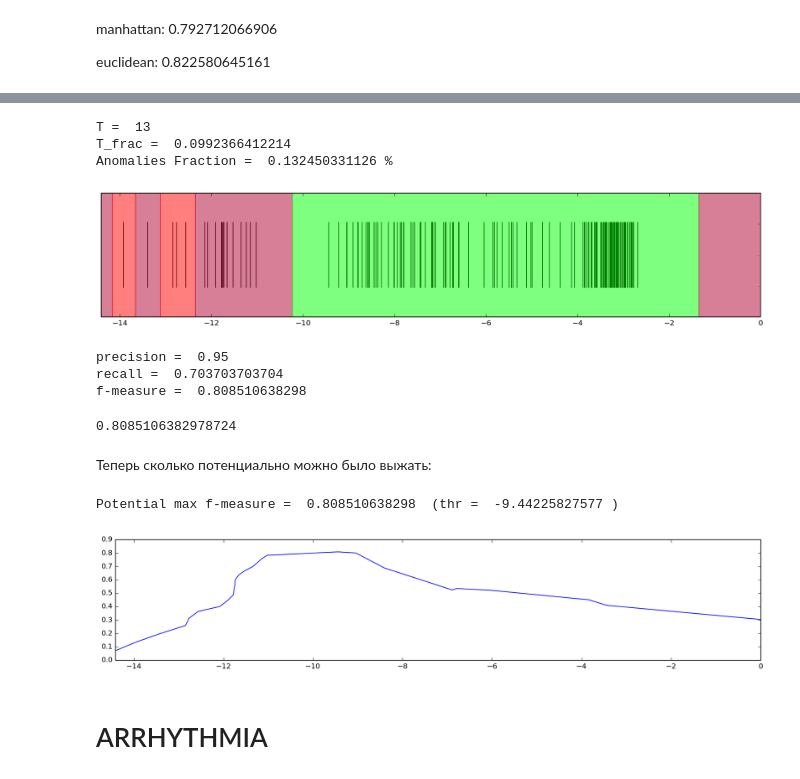
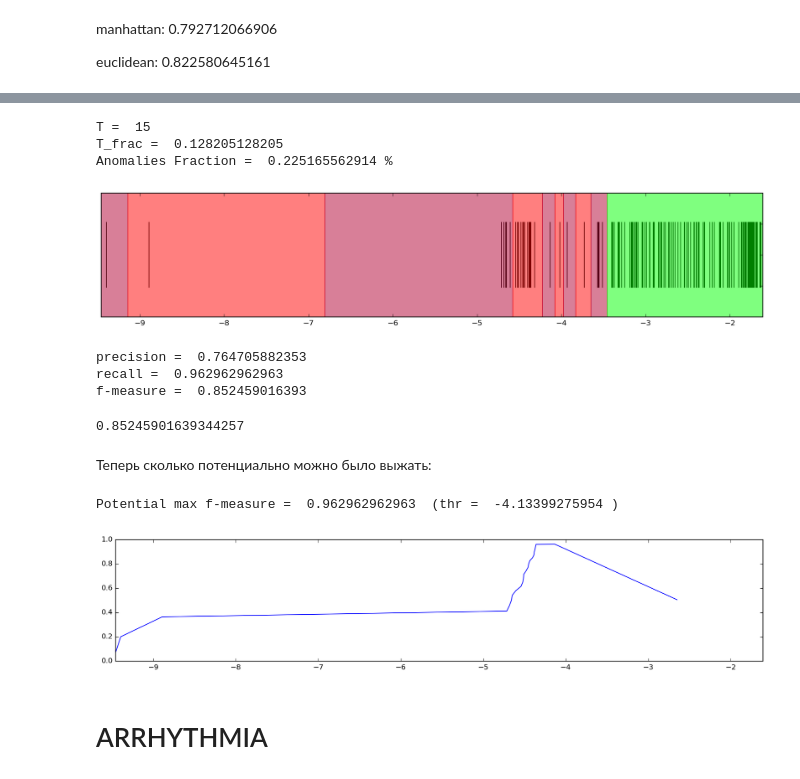
Before and after one commit to FortsAndMills/AnomalyDetectionMethods, a Jupyter notebook: Datasets.ipynb, the cells around one changed output, grey strips where cells are left out. Drawn from its saved outputs; the diff is of its cells as text; code cells hidden in the pictures.

```diff
--- a/Datasets.ipynb
+++ b/Datasets.ipynb
@@ -29,7 +29,8 @@ pd.options.display.max_rows = 20
 Данные радаров, на которых тестировали нейронки. Для каждого набора из 33 вещественных признаков известно, нормальные или это данные или нет. Для трэйна (200 объектов) соотношение нормалий и аномалий 50-50, что ужасно. На тесте аномалий достаточно мало (24 из 147). Нейронка, кстати, добилась accuracy 96,7%.
 # %%
 DF = pd.read_csv("ionosphere.csv", sep=';', header=None)
-ans = (DF[34] == 'b')[200:]
+ans = (DF[34] == 'b')
+train_ans, ans = ans[:200], ans[200:]
 del DF[34]
 
 DF, DF_test = DF[:200], DF[200:]
@@ -72,3 +73,5 @@ AUC-ROC score:  0.881123058542
 manhattan: 0.792712066906
 
 euclidean: 0.822580645161
+# %%
+normaly_score, anomaly_score = exp.Solve(exp.PolinomSolver(), DF[~train_ans], DF_test[~ans], DF_test[ans])
@@ -83,24 +95,24 @@ T-variant: n_splits= 6 T =  13 T_frac =  0.0992366412214 , anom_frac =  0.132450
 # %%
-f = exp.apply_threshold(normaly_score, anomaly_score, 6, 1)
+f = exp.apply_threshold(normaly_score, anomaly_score, 9, 1)
 # %% [output]
-T =  13
-T_frac =  0.0992366412214
-Anomalies Fraction =  0.132450331126 %
+T =  15
+T_frac =  0.128205128205
+Anomalies Fraction =  0.225165562914 %
-[figure, old version]
+[figure, new version]
 # %%
 exp.f_measure(np.append(np.zeros_like(normaly_score), np.ones_like(anomaly_score)), f)
 # %% [output]
-precision =  0.95
-recall =  0.703703703704
-f-measure =  0.808510638298
+precision =  0.764705882353
+recall =  0.962962962963
+f-measure =  0.852459016393
-0.8085106382978724
+0.85245901639344257
 # %% [markdown]
 Теперь сколько потенциально можно было выжать:
 # %%
 exp.potential_f_measure(normaly_score, anomaly_score)
 # %% [output]
-Potential max f-measure =  0.808510638298  (thr =  -9.44225827577 )
+Potential max f-measure =  0.962962962963  (thr =  -4.13399275954 )
-[figure, old version]
+[figure, new version]
 # %% [markdown]
 # ARRHYTHMIA
 # %% [markdown]
```
Also changed, not shown: parts of 52 cells of this notebook.
